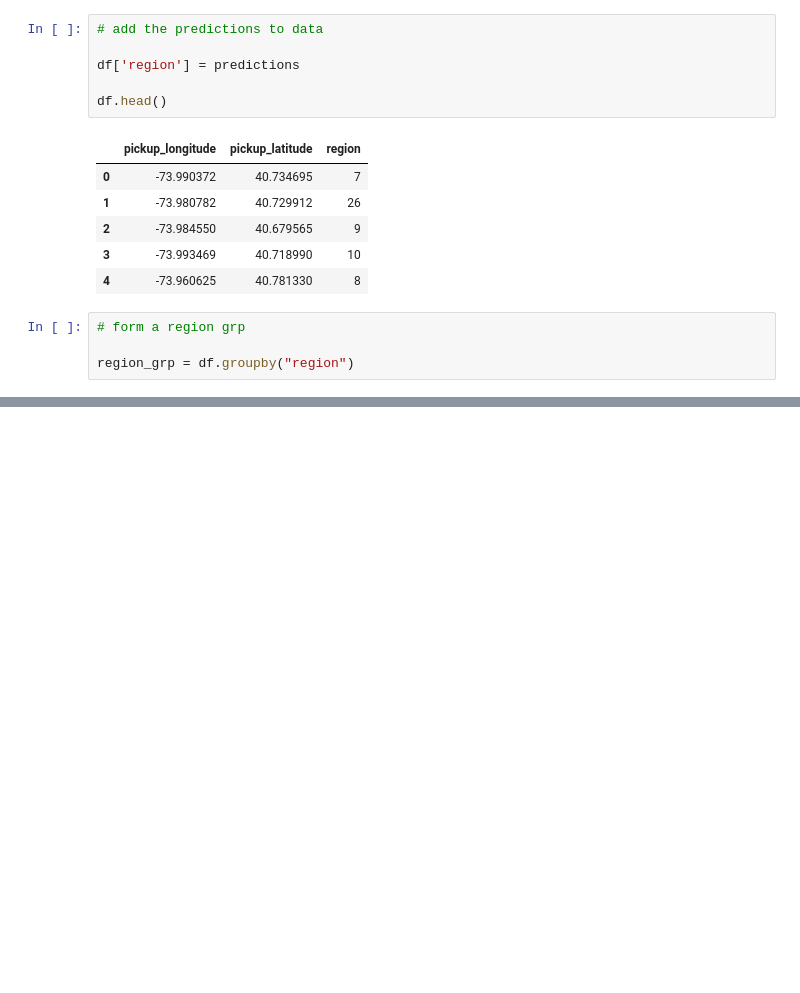
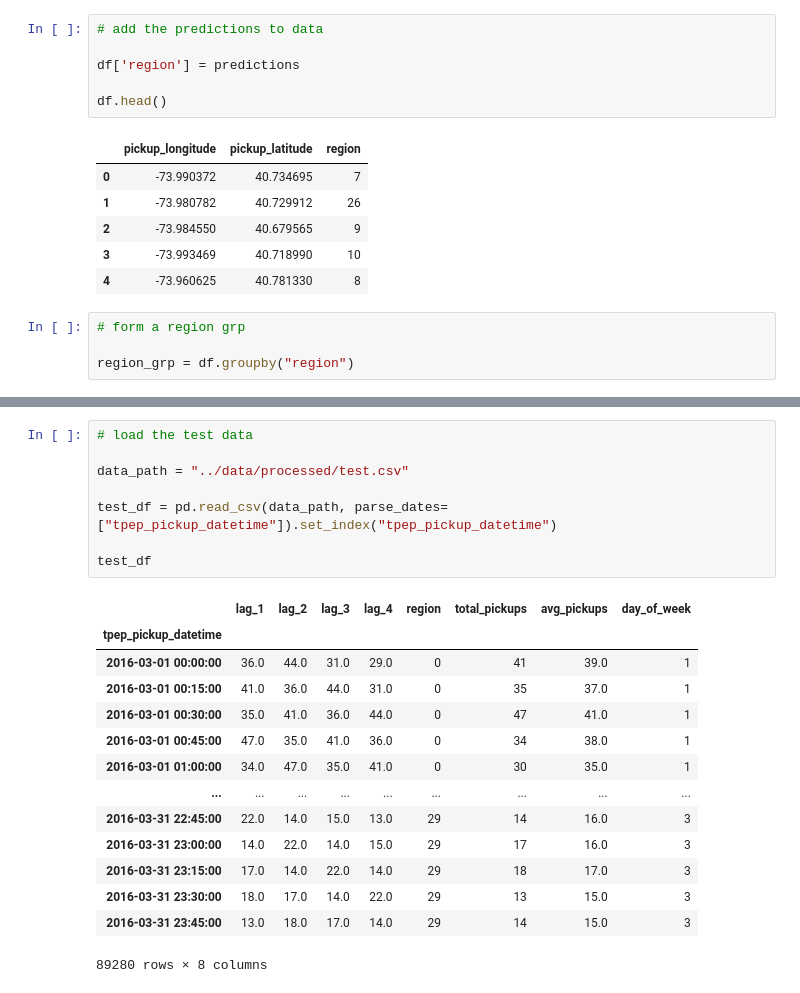
Before and after one commit to akshay-9611/Uber-Demand-Prediction, a Jupyter notebook: notebooks/Plot-Map.ipynb, the cells around one changed output, grey strips where cells are left out. Cells and saved outputs as stored; diff of their text form; blank space fills up the shorter version.

```diff
--- a/notebooks/Plot-Map.ipynb
+++ b/notebooks/Plot-Map.ipynb
@@ -145,0 +148,23 @@ sampled_data.to_csv(save_path, index=False)
+# %%
+# load the test data
+
+data_path = "../data/processed/test.csv"
+
+test_df = pd.read_csv(data_path, parse_dates=["tpep_pickup_datetime"]).set_index("tpep_pickup_datetime")
+
+test_df
+# %% [output]
+|  | lag_1 | lag_2 | lag_3 | lag_4 | region | total_pickups | avg_pickups | day_of_week |
+| tpep_pickup_datetime |  |  |  |  |  |  |  |  |
+| 2016-03-01 00:00:00 | 36.0 | 44.0 | 31.0 | 29.0 | 0 | 41 | 39.0 | 1 |
+| 2016-03-01 00:15:00 | 41.0 | 36.0 | 44.0 | 31.0 | 0 | 35 | 37.0 | 1 |
+| 2016-03-01 00:30:00 | 35.0 | 41.0 | 36.0 | 44.0 | 0 | 47 | 41.0 | 1 |
+| 2016-03-01 00:45:00 | 47.0 | 35.0 | 41.0 | 36.0 | 0 | 34 | 38.0 | 1 |
+| 2016-03-01 01:00:00 | 34.0 | 47.0 | 35.0 | 41.0 | 0 | 30 | 35.0 | 1 |
+| ... | ... | ... | ... | ... | ... | ... | ... | ... |
+| 2016-03-31 22:45:00 | 22.0 | 14.0 | 15.0 | 13.0 | 29 | 14 | 16.0 | 3 |
+| 2016-03-31 23:00:00 | 14.0 | 22.0 | 14.0 | 15.0 | 29 | 17 | 16.0 | 3 |
+| 2016-03-31 23:15:00 | 17.0 | 14.0 | 22.0 | 14.0 | 29 | 18 | 17.0 | 3 |
+| 2016-03-31 23:30:00 | 18.0 | 17.0 | 14.0 | 22.0 | 29 | 13 | 15.0 | 3 |
+| 2016-03-31 23:45:00 | 13.0 | 18.0 | 17.0 | 14.0 | 29 | 14 | 15.0 | 3 |
+89280 rows × 8 columns
```
Also changed, not shown: parts of 18 cells of this notebook, 1 other file.
